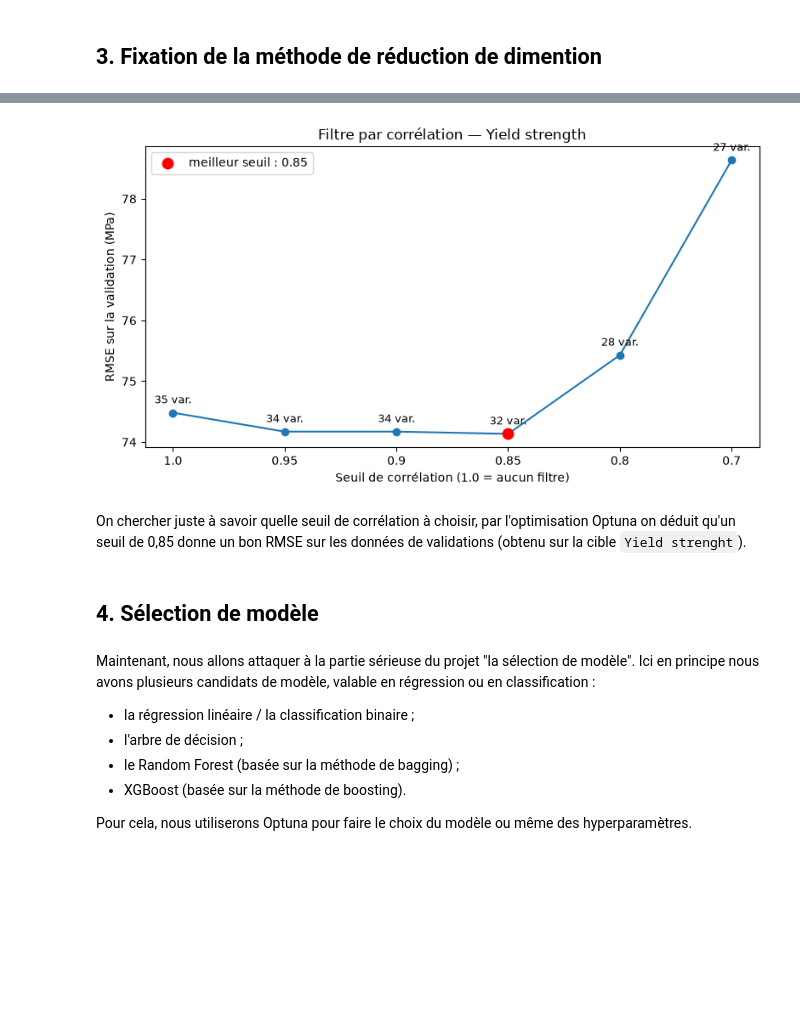
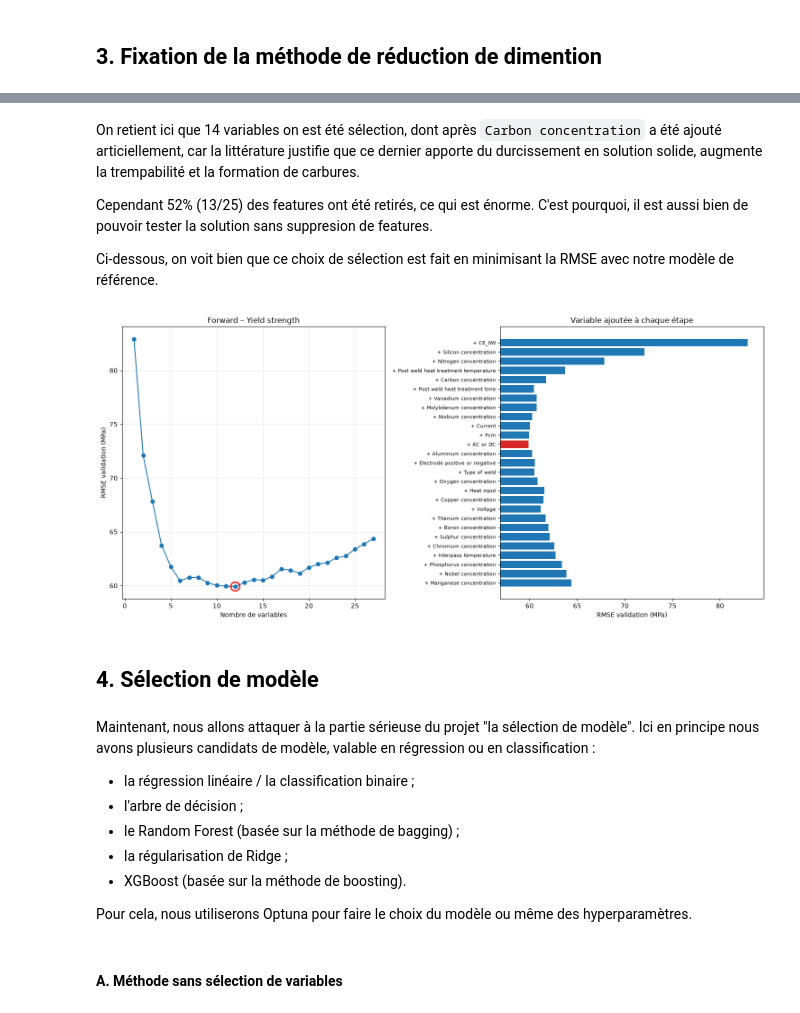
Before and after one commit to marilynehu25/Soudure-d-acier, a Jupyter notebook: 2. Analyses/3. Prédiction par target.ipynb, the cells around one changed output, grey strips where cells are left out. Cells and saved outputs as stored; diff of their text form; code cells hidden in the pictures; blank space fills up the shorter version.

Commit message:
Finition de la première pipeline sur Yield strenght

```diff
--- a/2. Analyses/3. Prédiction par target.ipynb
+++ b/2. Analyses/3. Prédiction par target.ipynb
@@ -378,30 +472,38 @@ Variables supprimées : ['Heat input', 'AC or DC_DC', 'Type of weld_TSA']
+# %% [markdown]
+On retient ici que 14 variables on est été sélection, dont après `Carbon concentration` a été ajouté articiellement, car la littérature justifie que ce dernier apporte du durcissement en solution solide, augmente la trempabilité et la formation de carbures.
+
+Cependant 52% (13/25) des features ont été retirés, ce qui est énorme. C'est pourquoi, il est aussi bien de pouvoir tester la solution sans suppresion de features.
+
+Ci-dessous, on voit bien que ce choix de sélection est fait en minimisant la RMSE avec notre modèle de référence.
 # %%
-plot_df = res.sort_values("params_corr_threshold", ascending=False)   # 1.0 (aucun filtre) à gauche
-x = plot_df["params_corr_threshold"].astype(str)
+# ------------------------------------------------------------------
+# 5) Visualisation
+# ------------------------------------------------------------------
+rmse = [-s for s, _ in history]
+labels = ["+ " + f[-1] for _, f in history]
+i_best = int(np.argmin(rmse))
 
-fig, ax = plt.subplots(figsize=(8, 4.5))
-ax.plot(x, plot_df["value"], marker="o", color="#1f77b4")
+fig, (ax1, ax2) = plt.subplots(1, 2, figsize=(15, 7))
 
-# nombre de variables gardées au-dessus de chaque point
-for xi, v, n in zip(x, plot_df["value"], plot_df["user_attrs_n_features"]):
-    ax.annotate(f"{n} var.", (xi, v), textcoords="offset points", xytext=(0, 8),
-                ha="center", fontsize=9)
+ax1.plot(range(1, len(rmse) + 1), rmse, marker="o")
+ax1.scatter(i_best + 1, rmse[i_best], s=200, facecolors="none", edgecolors="red", linewidths=2, zorder=3)
+ax1.set_xlabel("Nombre de variables")
+ax1.set_ylabel("RMSE validation (MPa)")
+ax1.set_title("Forward – Yield strength")
+ax1.grid(alpha=0.3)
 
-# point du meilleur seuil en rouge
-best_t = str(study_red.best_params["corr_threshold"])
-best_v = plot_df.loc[x == best_t, "value"].iloc[0]
-ax.scatter(best_t, best_v, color="red", s=80, zorder=3, label=f"meilleur seuil : {best_t}")
+colors = ["tab:red" if i == i_best else "tab:blue" for i in range(len(rmse))]
+ax2.barh(range(len(rmse)), rmse, color=colors)
+ax2.set_yticks(range(len(rmse)), labels, fontsize=8)
+ax2.invert_yaxis()
+ax2.set_xlim(min(rmse) * 0.95, max(rmse) * 1.02)
+ax2.set_xlabel("RMSE validation (MPa)")
+ax2.set_title("Variable ajoutée à chaque étape")
 
-ax.set_xlabel("Seuil de corrélation (1.0 = aucun filtre)")
-ax.set_ylabel("RMSE sur la validation (MPa)")
-ax.set_title(f"Filtre par corrélation — {target}")
-ax.legend()
 plt.tight_layout()
 plt.show()
 # %% [output]
-[figure, old version]
+[figure, new version]
-# %% [markdown]
-On chercher juste à savoir quelle seuil de corrélation à choisir, par l'optimisation Optuna on déduit qu'un seuil de 0,85 donne un bon RMSE sur les données de validations (obtenu sur la cible `Yield strenght`).
 # %% [markdown]
 ## 4. Sélection de modèle
 # %% [markdown]
@@ -409,8 +511,11 @@ Maintenant, nous allons attaquer à la partie sérieuse du projet "la sélection
 - la régression linéaire / la classification binaire ;
 - l'arbre de décision ;
 - le Random Forest (basée sur la méthode de bagging) ;
+- la régularisation de Ridge ;
 - XGBoost (basée sur la méthode de boosting).
 
 Pour cela, nous utiliserons Optuna pour faire le choix du modèle ou même des hyperparamètres.
+# %% [markdown]
+#### A. Méthode sans sélection de variables
 # %%
 # ==================================================================
```
Also changed, not shown: parts of 29 cells of this notebook, 3 other files.
